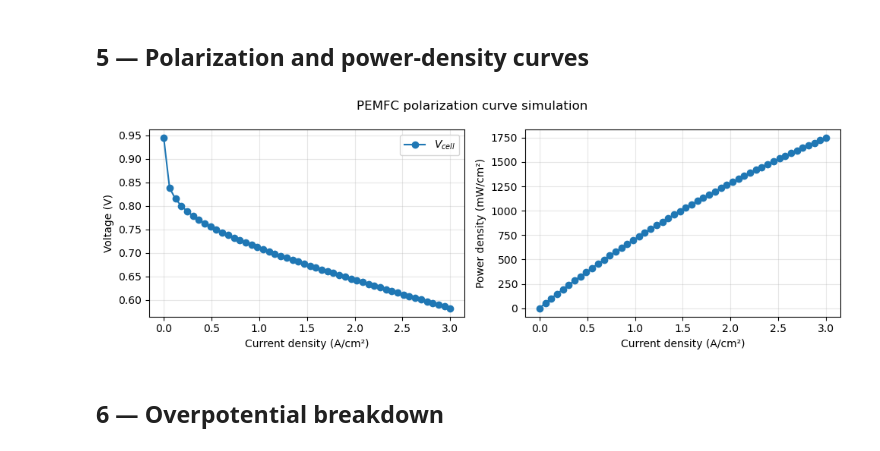
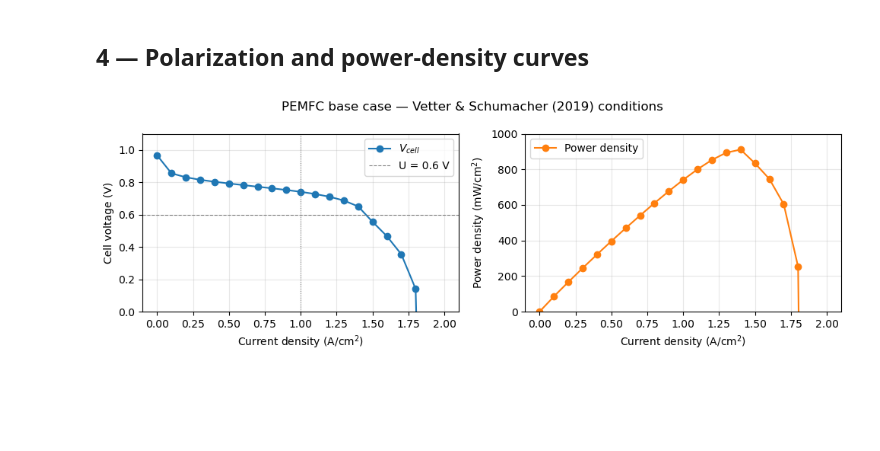
Before and after one commit to affonsop/marapendi, a Jupyter notebook: notebooks/simulate_polarization_curve.ipynb, the cells around one changed output. Cells and saved outputs as stored; diff of their text form; code cells hidden in the pictures; blank space fills up the shorter version.

Commit message:
Notebook reproducing (almost) results from Vetter and Schumacher.

```diff
--- a/notebooks/simulate_polarization_curve.ipynb
+++ b/notebooks/simulate_polarization_curve.ipynb
@@ -216,28 +200,30 @@ for k, i_density in enumerate(CURRENT_DENSITIES):
 # %% [markdown]
-## 5 — Polarization and power-density curves
+## 4 — Polarization and power-density curves
 # %%
-i_Acm2   = CURRENT_DENSITIES / 1e4          # A/cm²
-V_cell   = np.array([s.V_cell.item()   for s in results])
+i_Acm2 = CURRENT_DENSITIES / 1e4
+V_arr  = np.array([s.V_cell.item() for s in results])
+P_arr  = i_Acm2 * V_arr   # W/cm2
 
-fig, axes = plt.subplots(1, 2, figsize=(10, 3.5))
-fig.suptitle('PEMFC polarization curve simulation', fontsize=12)
+fig, (ax1, ax2) = plt.subplots(1, 2, figsize=(10, 3.5))
+fig.suptitle("PEMFC base case — Vetter & Schumacher (2019) conditions", fontsize=12)
 
-ax = axes[0]
-ax.plot(i_Acm2, V_cell,   'C0-o', label='$V_{cell}$')
-ax.set_xlabel('Current density (A/cm²)')
-ax.set_ylabel('Voltage (V)')
-ax.legend()
-ax.grid(True, alpha=0.3)
+ax1.plot(i_Acm2, V_arr, 'C0-o', label='$V_{cell}$')
+ax1.set_xlabel('Current density (A/cm$^2$)')
+ax1.set_ylabel('Cell voltage (V)')
+ax1.set_ylim(0, 1.1)
+ax1.axhline(0.6, color='grey', lw=0.8, ls='--', label='U = 0.6 V')
+ax1.axvline(1.0, color='grey', lw=0.8, ls=':')
+ax1.grid(True, alpha=0.3)
+ax1.legend()
 
-ax = axes[1]
-ax.plot(i_Acm2, i_Acm2 * V_cell * 1e3, 'C0-o')
-ax.set_xlabel('Current density (A/cm²)')
-ax.set_ylabel('Power density (mW/cm²)')
-ax.grid(True, alpha=0.3)
+ax2.plot(i_Acm2, P_arr * 1e3, 'C1-o', label='Power density')
+ax2.set_xlabel('Current density (A/cm$^2$)')
+ax2.set_ylabel('Power density (mW/cm$^2$)')
+ax2.grid(True, alpha=0.3)
+ax2.set_ylim(0,1000)
+ax2.legend()
 
 fig.tight_layout()
 plt.show()
 # %% [output]
-[figure, old version]
+[figure, new version]
-# %% [markdown]
-## 6 — Overpotential breakdown
```
Also changed, not shown: parts of 26 cells of this notebook, 20 other files.
